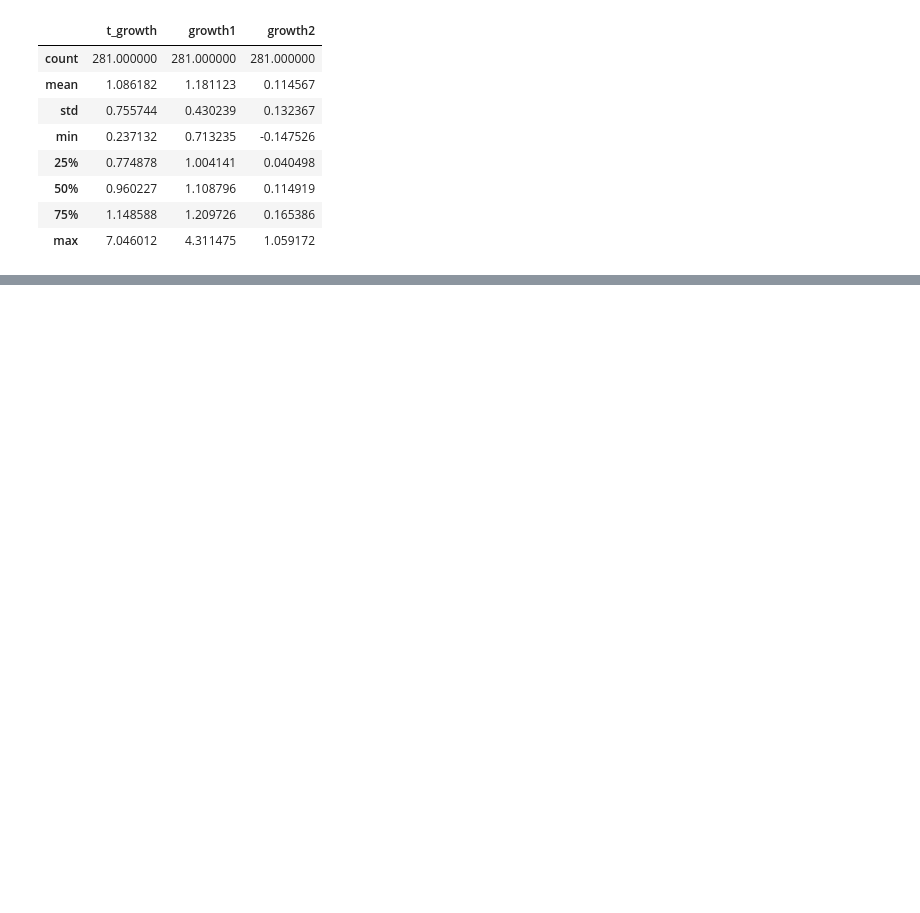
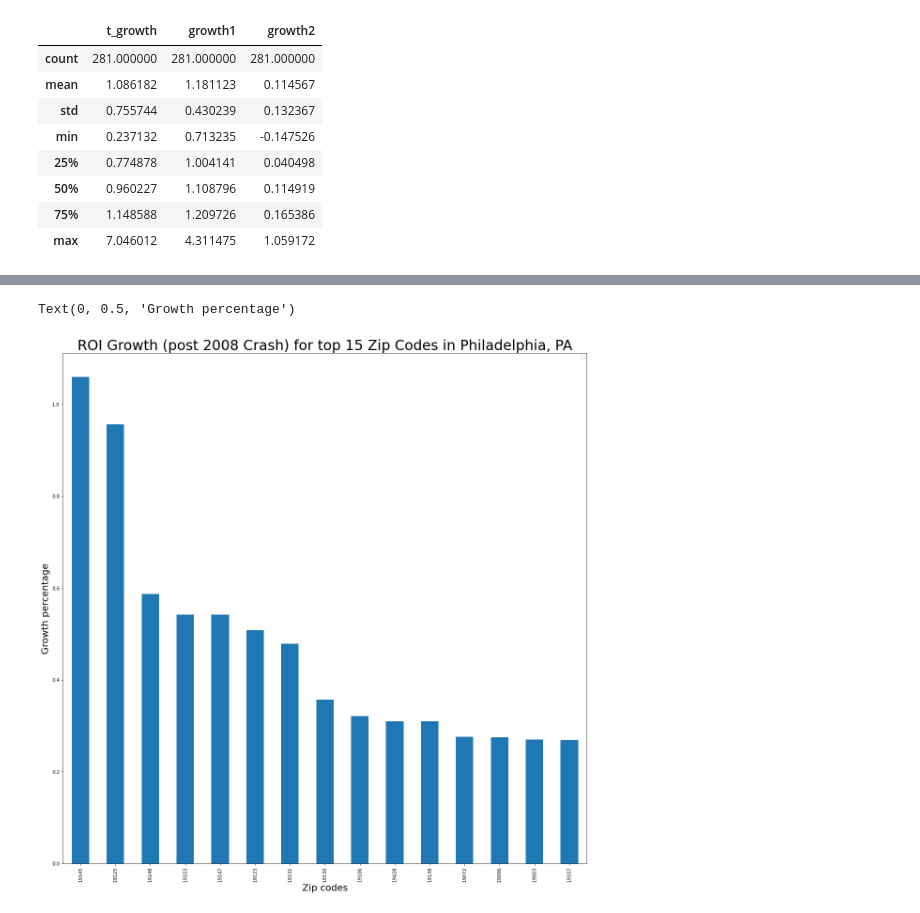
Before and after one commit to sanderlin2013/Zillow-Timeseries-Project, a Jupyter notebook: notebook.ipynb, the cells around one changed output, grey strips where cells are left out. Cells and saved outputs as stored; diff of their text form; code cells hidden in the pictures; blank space fills up the shorter version.

```diff
--- a/notebook.ipynb
+++ b/notebook.ipynb
@@ -399,0 +194,9 @@ ValueError: Date ordinal -964693.9500000001 converts to -672-10-04T01:12:00.0000
+# %%
+phil_shortform[['RegionName','growth2']].sort_values(by='growth2',ascending=False).head(15).plot.bar(x='RegionName', y='growth2',figsize=(20,20))
+plt.title('ROI Growth (post 2008 Crash) for top 15 Zip Codes in Philadelphia, PA', fontsize=30)
+plt.legend('')
+plt.xlabel('Zip codes',fontsize=20)
+plt.ylabel('Growth percentage',fontsize=20)
+# %% [output]
+Text(0, 0.5, 'Growth percentage')
+[figure, added]
```
Also changed, not shown: parts of 44 cells of this notebook.
